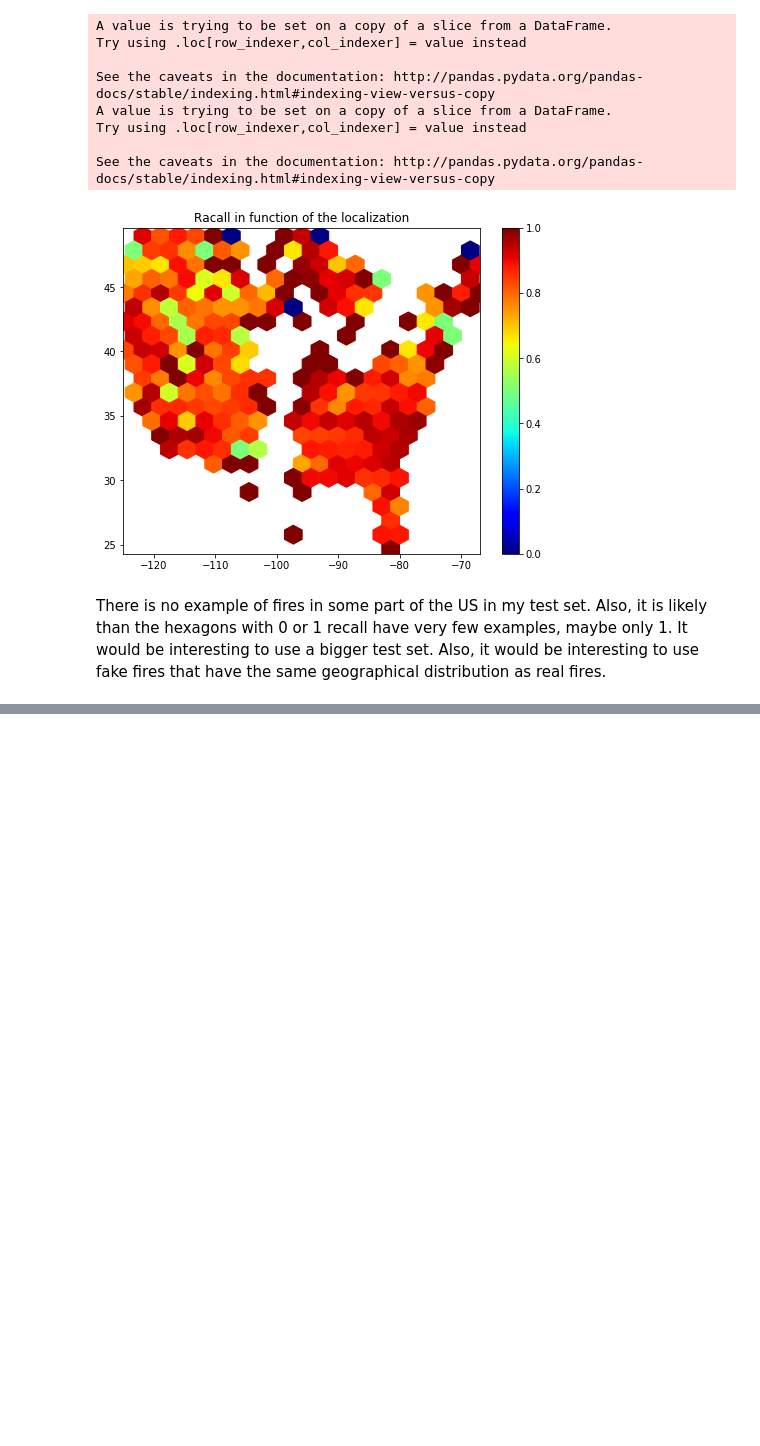
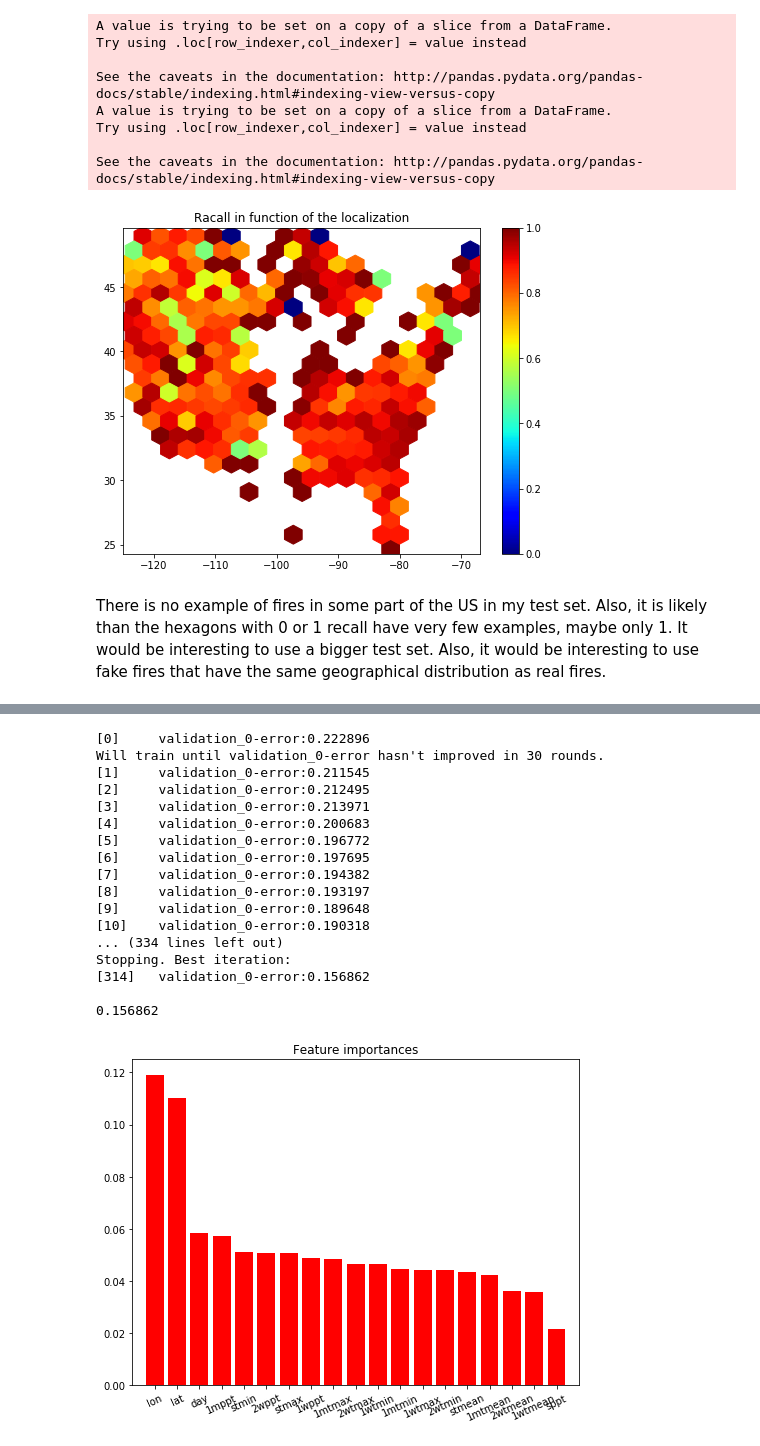
Before and after one commit to NicolasFerland/WildFire, a Jupyter notebook: Wildfire.ipynb, the cells around one changed output, grey strips where cells are left out. Cells and saved outputs as stored; diff of their text form; code cells hidden in the pictures; blank space fills up the shorter version.

```diff
--- a/Wildfire.ipynb
+++ b/Wildfire.ipynb
@@ -1937,0 +1940,31 @@ There is no example of fires in some part of the US in my test set. Also, it is
+# %%
+def createfake2(firepredict):
+    s = len(firepredict)
+    lon = firepredict['lon'].sample(n=s,replace=True)
+    lat = firepredict['lat'].sample(n=s,replace=True)
+    t = firepredict['tarray'].sample(n=s,replace=True)
+    display(lon.head())
+    display(lat.head())
+    display(t.head())
+    fakefire = pd.concat([lon,lat,t], axis=0)
+    display(fakefire.head())
+    fakefire['tarray'] = fakefire['tarray'].astype(int)
+    display(fakefire.head())
+
+    fakefire['day'] = fakefire['tarray'].apply(lambda x: (pd.Timedelta(x,'D') + pd.to_datetime('1992-01-01')).dayofyear)
+
+    # get xybin
+    lonarray = (fakefire['lon'].values - affine[2])//affine[0]
+    latarray = (fakefire['lat'].values - affine[5])//affine[4]
+    fakefire['xybinarray'] = np.vectorize(findxybin,otypes=[int])(lonarray,latarray)
+
+    fakefire = moddf(fakefire)
+
+    # align columns
+    firepredict, fakefire = firepredict.align(fakefire,axis=1,copy=False)
+
+    fakefire['fire']=False
+    firepredict['fire']=True
+    return pd.concat([fakefire,firepredict])
+
+train_df3 = createfake2(firepredict2)
@@ -1937,0 +1990,9 @@ There is no example of fires in some part of the US in my test set. Also, it is
+# %%
+X3, X_test3, y3, y_test3 = train_test_split(
+    train_df3.drop('fire',axis=1), train_df3['fire'], test_size=0.02, shuffle=True)
+X_train3, X_val3, y_train3, y_val3 = train_test_split(
+    X3, y3, test_size=0.1, shuffle=True)
+
+trials4 = Trials()
+hypersearch2(X_train3.drop(['tarray','xybinarray'],axis=1), X_val3.drop(['tarray','xybinarray'],axis=1),
+             y_train3, y_val3, trials4, 10)
@@ -1937,0 +2011,24 @@ There is no example of fires in some part of the US in my test set. Also, it is
+# %%
+param={'colsample_bylevel': 0.7501177019888027, 'colsample_bytree': 0.8291070503829303, 'gamma': 0.3712264689410901, 'learning_rate': 0.07820296189339045, 'max_depth': 17, 'min_child_weight': 5.0, 'reg_alpha': 0.9998518175523757, 'reg_lambda': 0.5238219352181274, 'subsample': 0.6257283056660621}
+clf3 = XGBClassifier(**param, nthread = -1, n_estimators=1000)
+fitandplot2(X_train3.drop(['tarray','xybinarray'],axis=1), X_val3.drop(['tarray','xybinarray'],axis=1),
+            y_train3, y_val3, clf3)
+# %% [output]
+[0]     validation_0-error:0.222896
+Will train until validation_0-error hasn't improved in 30 rounds.
+[1]     validation_0-error:0.211545
+[2]     validation_0-error:0.212495
+[3]     validation_0-error:0.213971
+[4]     validation_0-error:0.200683
+[5]     validation_0-error:0.196772
+[6]     validation_0-error:0.197695
+[7]     validation_0-error:0.194382
+[8]     validation_0-error:0.193197
+[9]     validation_0-error:0.189648
+[10]    validation_0-error:0.190318
+... (334 lines left out)
+Stopping. Best iteration:
+[314]   validation_0-error:0.156862
+
+0.156862
+[figure, added]
```
Also changed, not shown: parts of 3 cells of this notebook.
